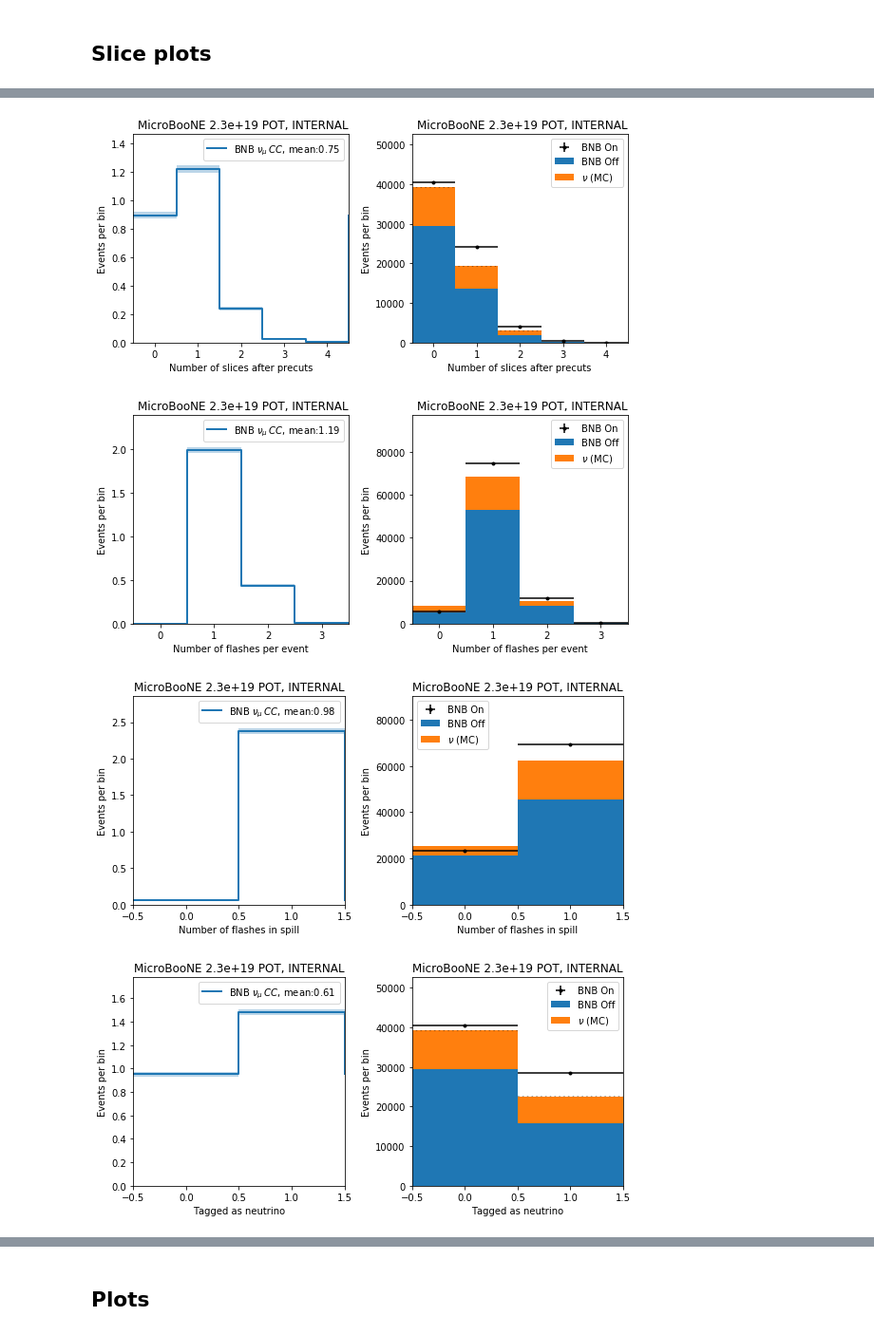
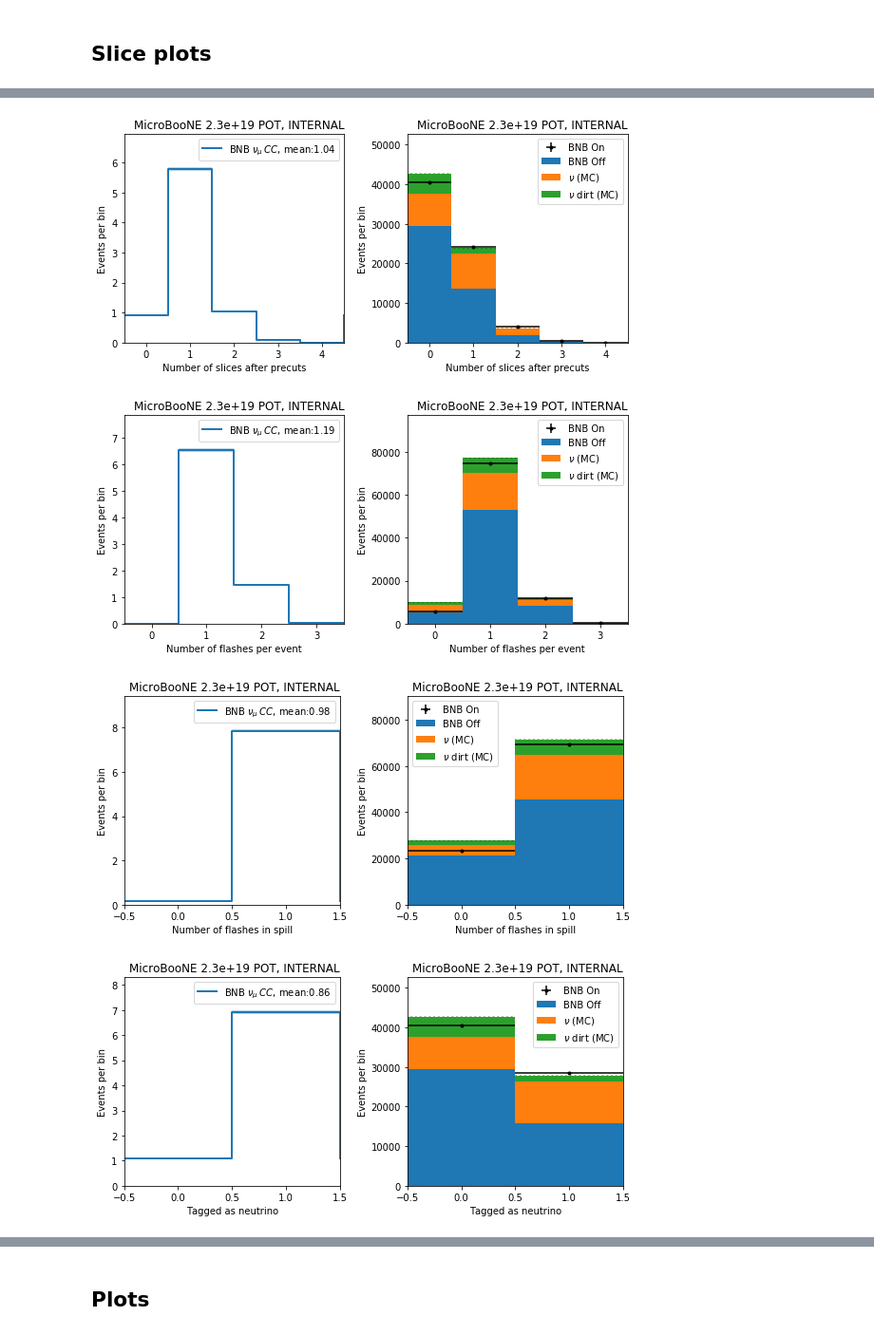
Before and after one commit to Wouter-VDP/MCC9_FlashID, a Jupyter notebook: Flash_ID_all.ipynb, the cells around one changed output, grey strips where cells are left out. Shown at 95% size. Saved outputs shown, nothing was run; the diff lists cells and outputs as text; code cells hidden in the pictures.

Commit message:
dirt06

```diff
--- a/Flash_ID_all.ipynb
+++ b/Flash_ID_all.ipynb
@@ -129,7 +126,8 @@ Loading took  15.23 seconds.
 pot_nue = sum(file_dict['nue']['subruns'][b'pot'])
 print('Total POT in nue file: {0:.4g}'.format(pot_nue))
 pot_nu = sum(file_dict['nu']['subruns'][b'pot'])
-pot_nu = 2.04e19 #3.19e19
 print('Total POT in nu file: {0:.4g}'.format(pot_nu))
+pot_dirt = sum(file_dict['dirt']['subruns'][b'pot'])
+print('Total POT in dirt file: {0:.4g}'.format(pot_dirt))
 # %% [output]
 Total POT in nue file: 4.574e+22
@@ -151,8 +150,9 @@ title_str = "MicroBooNE {0:.2g} POT, INTERNAL".format(pot_on)
 scale_off = triggers_on / triggers_off
 scale_nu = pot_on / pot_nu
 scale_nue = pot_on / pot_nue
+scale_dirt = pot_on / pot_dirt
 scale_on = 1
 
-scales = [scale_nue, scale_nu, scale_on, scale_off]
+scales = [scale_nue, scale_nu, scale_on, scale_off, scale_dirt]
 print(scales)
 # %% [output]
@@ -364,8 +364,9 @@ ax[0].legend()
 ax[1].errorbar(edges_mid, bins[2], xerr=widths, yerr=err[2], color= "k",fmt="none",label="BNB On")
 ax[1].bar(edges_mid, bins[3], lw=2, label='BNB Off', width = 2*widths)
 ax[1].bar(edges_mid, bins[1], lw=2, label=r'$\nu$ (MC)', width = 2*widths, bottom = bins[3])
-y_err = np.sqrt(err[1]**2+err[3])
-val = bins[3]+bins[1]
+ax[1].bar(edges_mid, bins[4], lw=2, label=r'$\nu$ dirt (MC)', width = 2*widths, bottom = bins[1]+bins[3])
+y_err = np.sqrt(err[1]**2+err[3]**2+err[4]**2)
+val = bins[3]+bins[1]+bins[4]
 for m, v, e, w in zip(edges_mid ,val ,y_err, widths):
     ax[1].add_patch(patches.Rectangle( (m-w, v-e), 2*w, 2*e, hatch='\\\\\\\\\\', Fill=False, linewidth=0, alpha=0.4))
 
@@ -373,7 +374,7 @@ ax[1].legend()
 ax[1].set_xlabel(lab)
 ax[1].set_ylabel('Events per bin')
 ax[1].set_title(title_str, loc='right')
-ax[1].set_ylim(0,1.03*max_val[2])
+ax[1].set_ylim(0,1.1*max_val[2])
 
 ax[1].axvspan(x_min,mc_start, alpha=0.1, color="red")
 ax[1].axvspan(mc_start,mc_start+duration, alpha=0.1, color="green")
@@ -417,8 +418,9 @@ ax[0].legend()
 ax[1].errorbar(edges_mid, bins[2], xerr=widths, yerr=err[2], color= "k",fmt="none",label="BNB On")
 ax[1].bar(edges_mid, bins[3], lw=2, label='BNB Off', width = 2*widths)
 ax[1].bar(edges_mid, bins[1], lw=2, label=r'$\nu$ (MC)', width = 2*widths, bottom = bins[3])
-y_err = np.sqrt(err[1]**2+err[3])
-val = bins[3]+bins[1]
+ax[1].bar(edges_mid, bins[4], lw=2, label=r'$\nu$ dirt (MC)', width = 2*widths, bottom = bins[1]+bins[3])
+y_err = np.sqrt(err[1]**2+err[3]**2+err[4]**2)
+val = bins[3]+bins[1]+bins[4]
 for m, v, e, w in zip(edges_mid ,val ,y_err, widths):
     ax[1].add_patch(patches.Rectangle( (m-w, v-e), 2*w, 2*e, hatch='\\\\\\\\\\', Fill=False, linewidth=0, alpha=0.4))
 
@@ -488,13 +490,14 @@ for field, N, x_min, x_max, lab, apply_mask in zip(*arrays):
     ax[1].errorbar(edges_mid, bins[2], xerr=widths, yerr=err[2], color= "k",fmt=".",label="BNB On")
     ax[1].bar(edges_mid, bins[3], lw=2, label='BNB Off', width = 2*widths)
     ax[1].bar(edges_mid, bins[1], lw=2, label=r'$\nu$ (MC)', width = 2*widths, bottom = bins[3])
-    y_err = np.sqrt(err[1]**2+err[3])
-    val = bins[3]+bins[1]
+    ax[1].bar(edges_mid, bins[4], lw=2, label=r'$\nu$ dirt (MC)', width = 2*widths, bottom = bins[1]+bins[3])
+    y_err = np.sqrt(err[1]**2+err[3]**2+err[4]**2)
+    val = bins[3]+bins[1]+bins[4]
     for m, v, e, w in zip(edges_mid ,val ,y_err, widths):
         ax[1].add_patch(patches.Rectangle( (m-w, v-e), 2*w, 2*e, hatch='\\\\\\\\\\', Fill=False, linewidth=0, alpha=0.4))
 
     #Notice that slices after cuts implies having a beamflash
-    print( sum(bins[2])/(sum(bins[1])+sum(bins[3])))
+    print( sum(bins[2])/(sum(bins[1])+sum(bins[4])+sum(bins[3])))
     ax[1].legend()
     ax[1].set_xlabel(lab)
     ax[1].set_ylabel('Events per bin')
@@ -513,7 +516,7 @@ for field, N, x_min, x_max, lab, apply_mask in zip(*arrays):
-[figure, old version]
+[figure, new version]
-[figure, old version]
+[figure, new version]
-[figure, old version]
+[figure, new version]
-[figure, old version]
+[figure, new version]
 # %%
 ## How many events do have a good slice:
 # 80% pure and complete, and collection plane charge!
```
Also changed, not shown: parts of 26 cells of this notebook, 24 other files.
